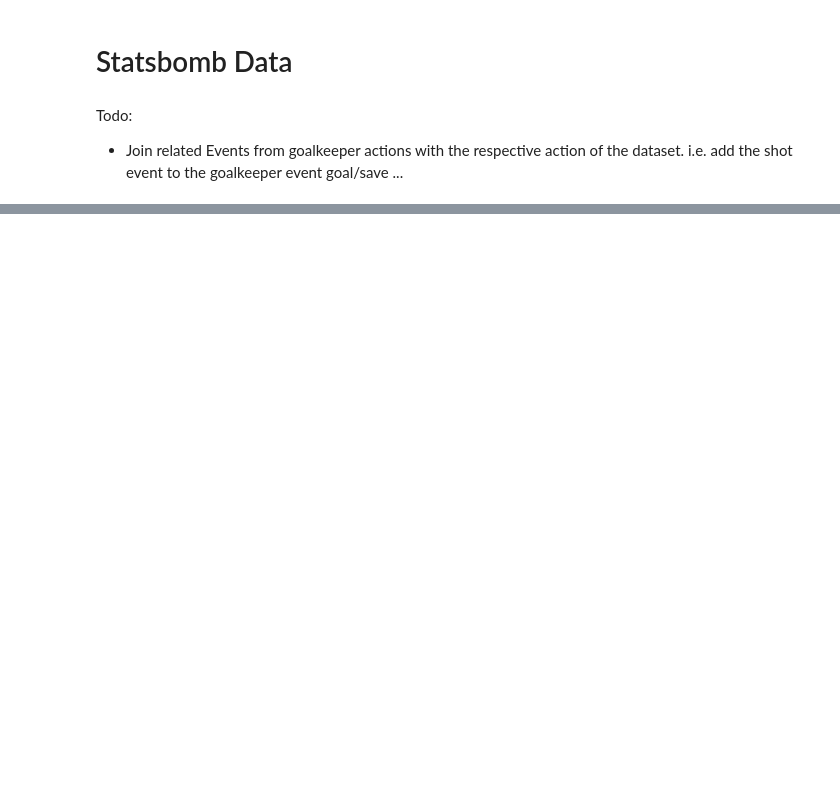
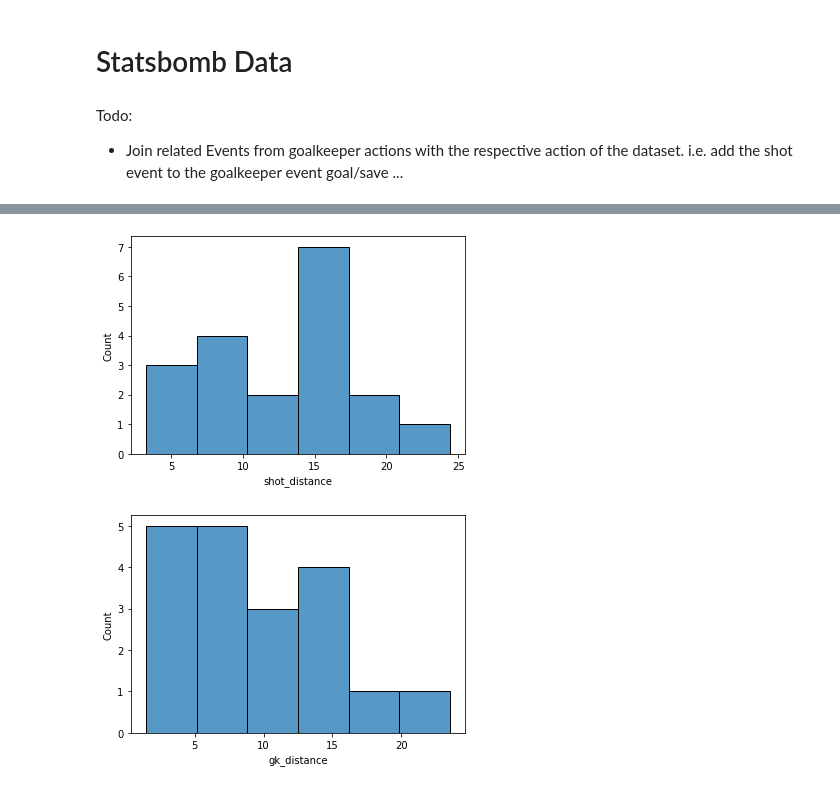
Before and after one commit to keepertrainer78698/youth-base, a Jupyter notebook: goalkeeping/int-goalkeeping/events.ipynb, the cells around one changed output, grey strips where cells are left out. Cells and saved outputs as stored; diff of their text form; code cells hidden in the pictures; blank space fills up the shorter version.

```diff
--- a/goalkeeping/int-goalkeeping/events.ipynb
+++ b/goalkeeping/int-goalkeeping/events.ipynb
@@ -377,0 +143,9 @@ plt.show()
+# %%
+sns.histplot(data=goals, x='shot_distance')
+plt.show()
+
+sns.histplot(data=goals, x='gk_distance')
+plt.show()
+# %% [output]
+[figure, added]
+[figure, added]
```
Also changed, not shown: parts of 47 cells of this notebook.
